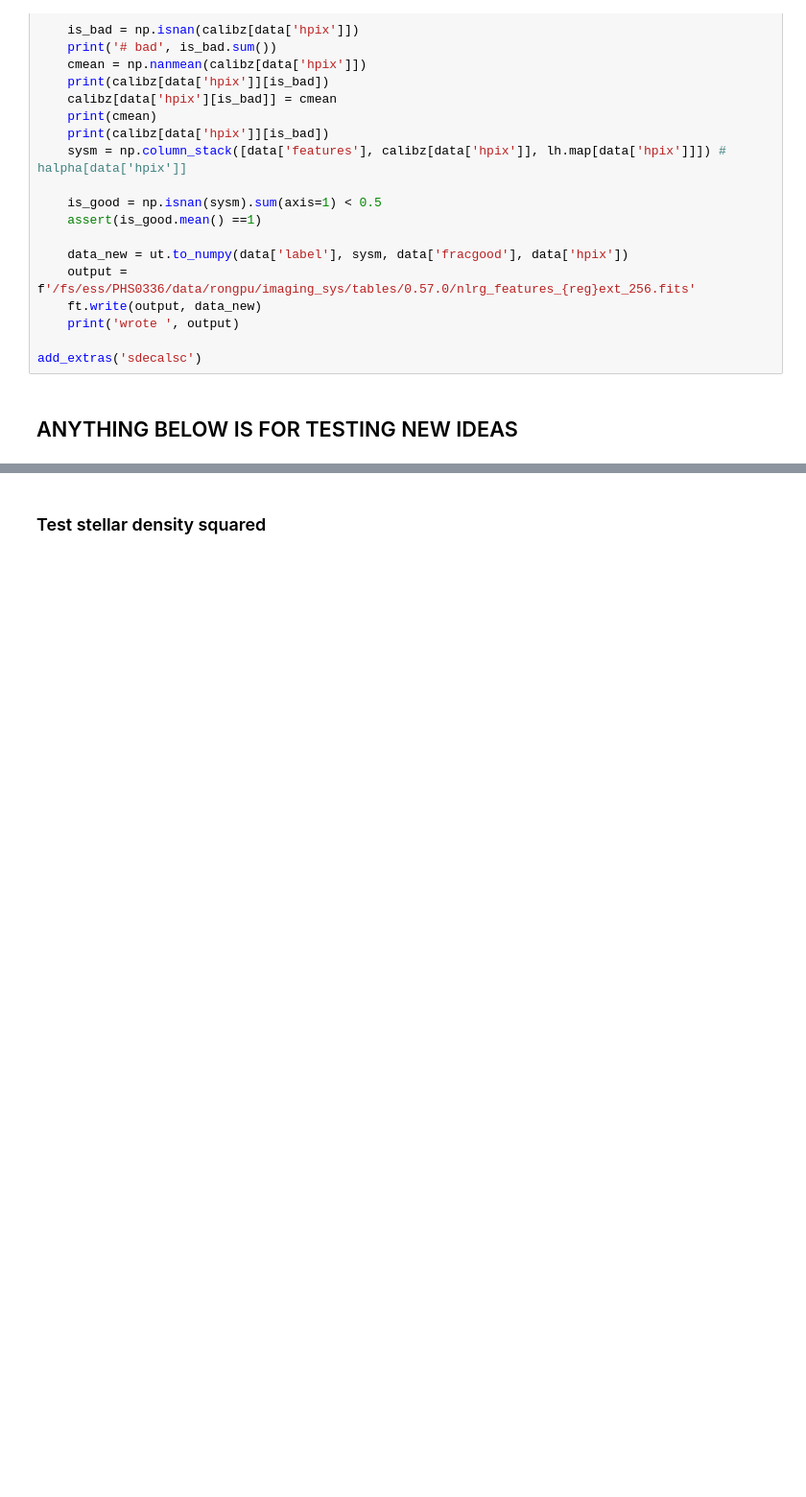
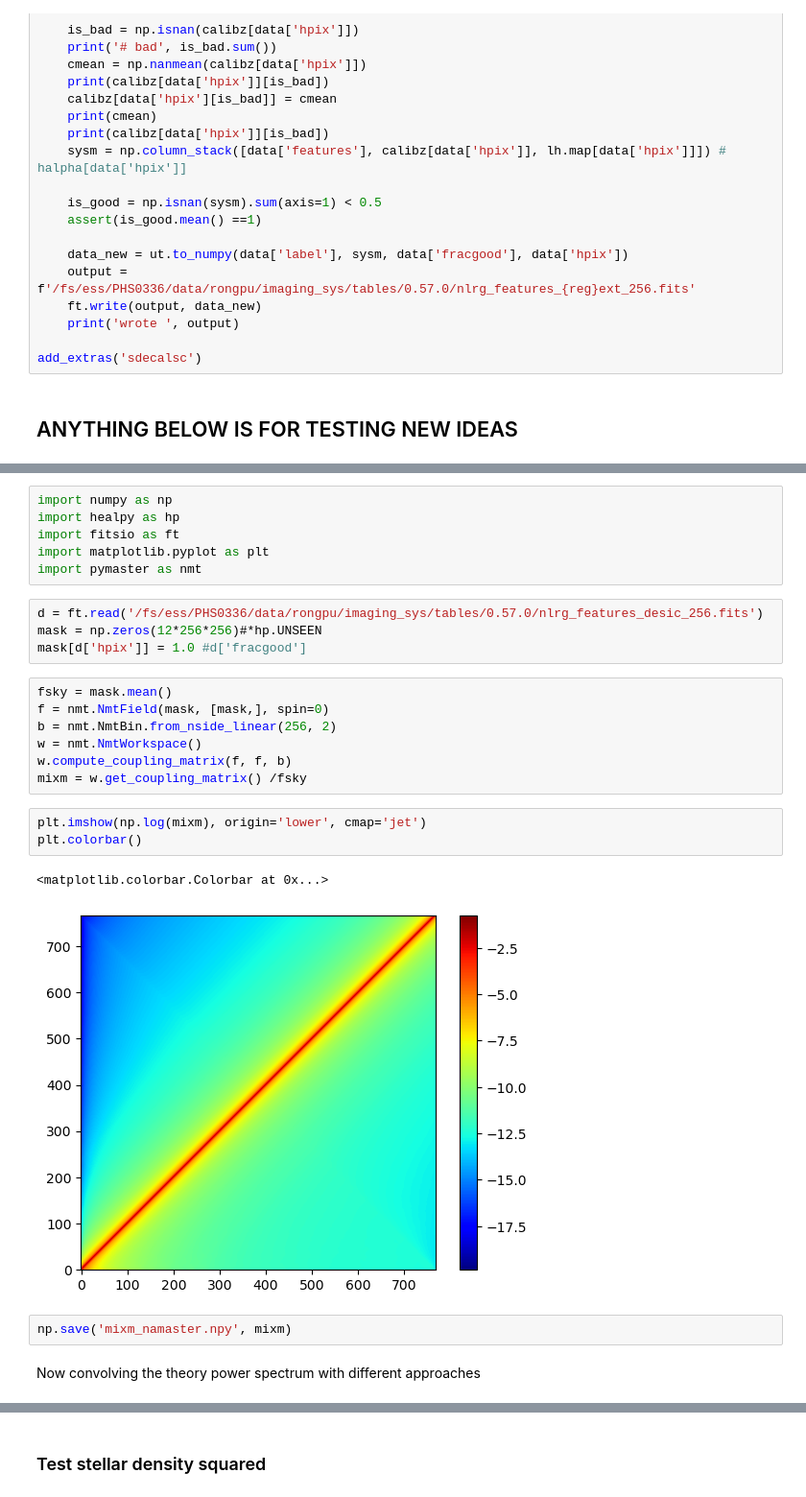
Before and after one commit to mehdirezaie/LSSutils, a Jupyter notebook: analysis/desi/notebooks/LognormalFlask.ipynb, the cells around one changed output, grey strips where cells are left out. Shown at 96% size. Saved outputs shown, nothing was run; the diff lists cells and outputs as text; blank space fills up the shorter version.

```diff
--- a/analysis/desi/notebooks/LognormalFlask.ipynb
+++ b/analysis/desi/notebooks/LognormalFlask.ipynb
@@ -508,0 +616,27 @@ add_extras('sdecalsc')
+# %%
+import numpy as np
+import healpy as hp
+import fitsio as ft
+import matplotlib.pyplot as plt
+import pymaster as nmt
+# %%
+d = ft.read('/fs/ess/PHS0336/data/rongpu/imaging_sys/tables/0.57.0/nlrg_features_desic_256.fits')
+mask = np.zeros(12*256*256)#*hp.UNSEEN
+mask[d['hpix']] = 1.0 #d['fracgood']
+# %%
+fsky = mask.mean()
+f = nmt.NmtField(mask, [mask,], spin=0)
+b = nmt.NmtBin.from_nside_linear(256, 2)
+w = nmt.NmtWorkspace()
+w.compute_coupling_matrix(f, f, b)
+mixm = w.get_coupling_matrix() /fsky
+# %%
+plt.imshow(np.log(mixm), origin='lower', cmap='jet')
+plt.colorbar()
+# %% [output]
+<matplotlib.colorbar.Colorbar at 0x...>
+[figure, added]
+# %%
+np.save('mixm_namaster.npy', mixm)
+# %% [markdown]
+Now convolving the theory power spectrum with different approaches
```
Also changed, not shown: parts of 31 cells of this notebook, 1 other file.
